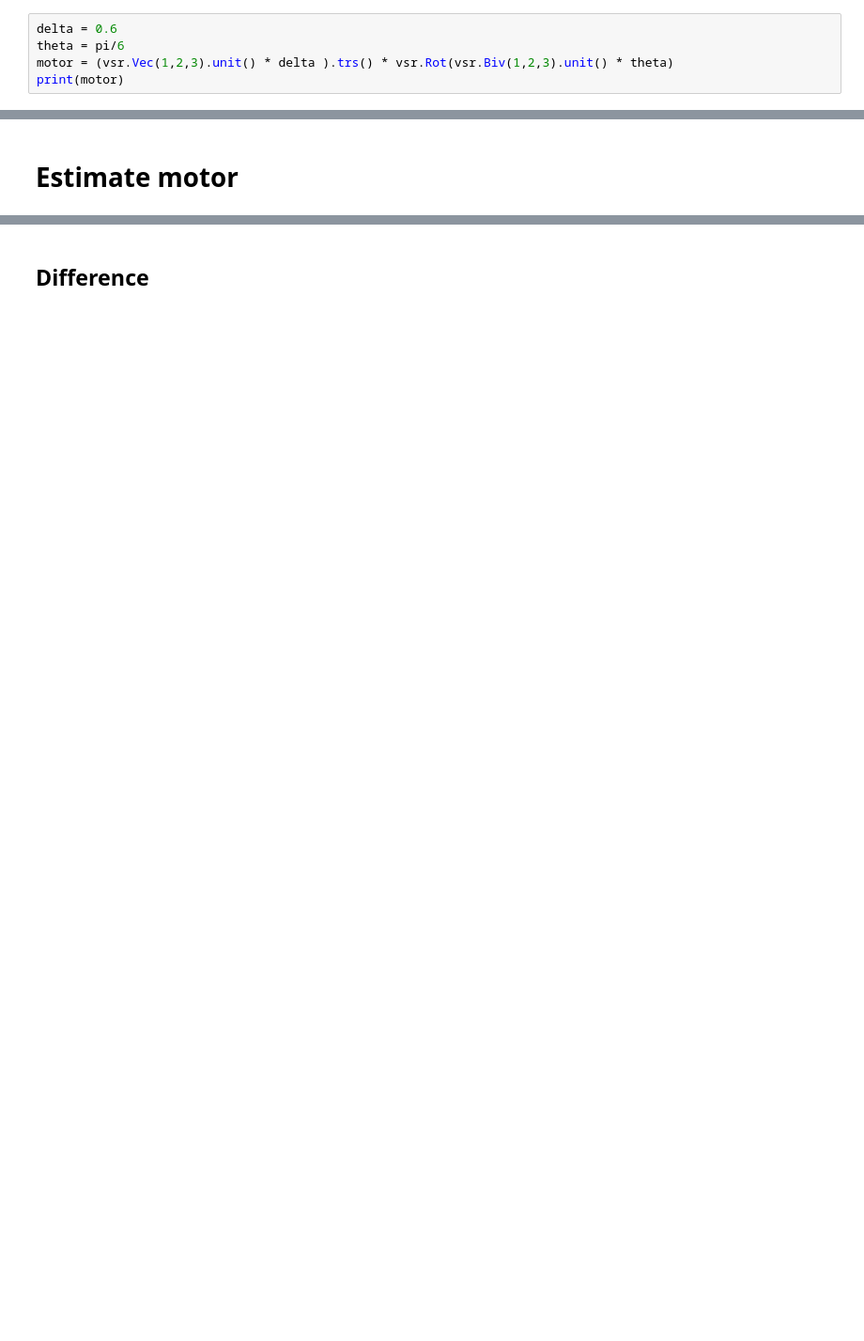
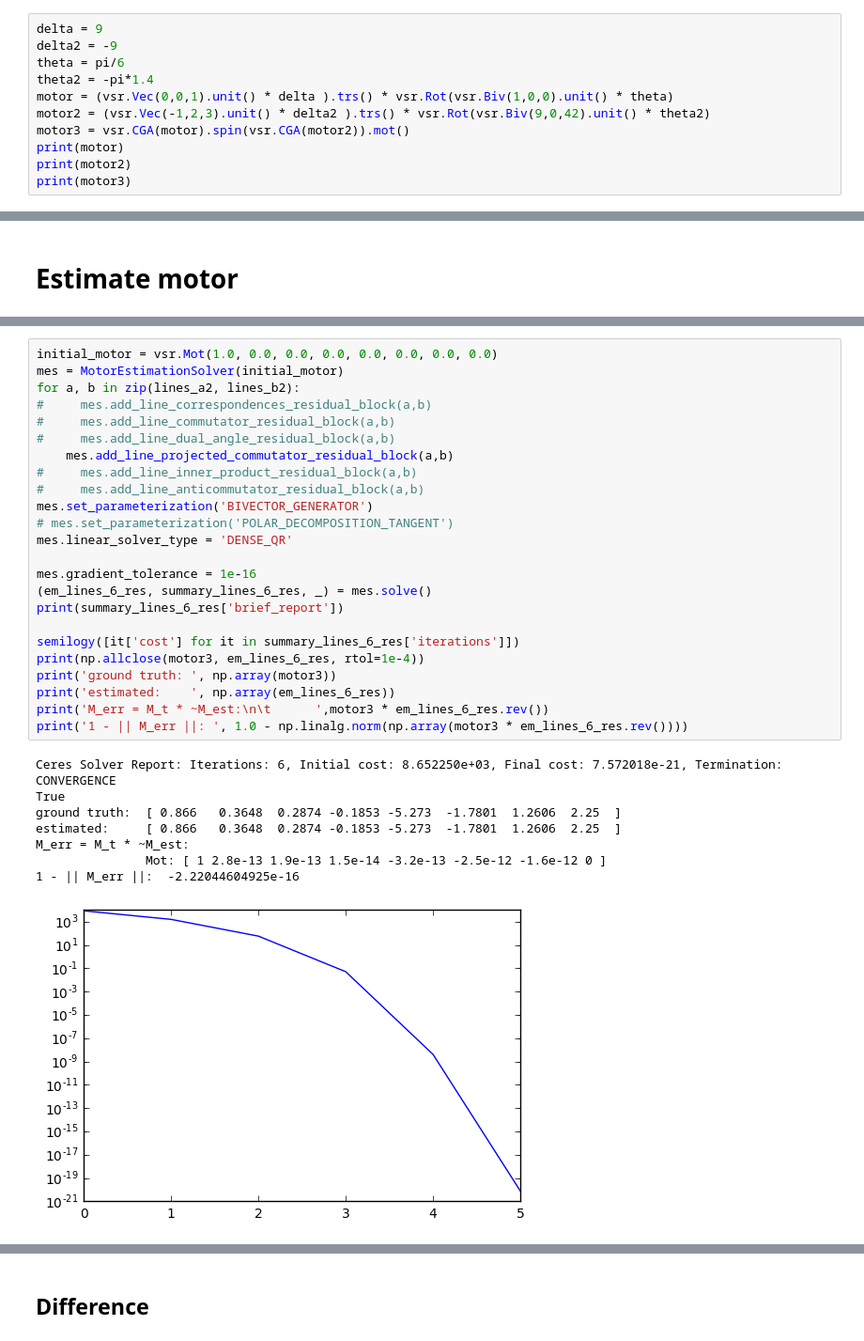
Before and after one commit to tingelst/game, a Jupyter notebook: python/ENGAGE2017.ipynb, the cells around one changed output, grey strips where cells are left out. Shown at 94% size. Drawn from its saved outputs; the diff is of its cells as text; blank space fills up the shorter version.

```diff
--- a/python/ENGAGE2017.ipynb
+++ b/python/ENGAGE2017.ipynb
@@ -87,8 +85,14 @@ display(renderer)
 # %% [markdown]
 # Ground truth motor
 # %%
-delta = 0.6
+delta = 9
+delta2 = -9
 theta = pi/6
-motor = (vsr.Vec(1,2,3).unit() * delta ).trs() * vsr.Rot(vsr.Biv(1,2,3).unit() * theta)
+theta2 = -pi*1.4
+motor = (vsr.Vec(0,0,1).unit() * delta ).trs() * vsr.Rot(vsr.Biv(1,0,0).unit() * theta)
+motor2 = (vsr.Vec(-1,2,3).unit() * delta2 ).trs() * vsr.Rot(vsr.Biv(9,0,42).unit() * theta2)
+motor3 = vsr.CGA(motor).spin(vsr.CGA(motor2)).mot()
 print(motor)
+print(motor2)
+print(motor3)
 # %% [output]
@@ -114,0 +161,33 @@ lines_b = [line.spin(motor) for line in lines_a]
+# %%
+initial_motor = vsr.Mot(1.0, 0.0, 0.0, 0.0, 0.0, 0.0, 0.0, 0.0)
+mes = MotorEstimationSolver(initial_motor)
+for a, b in zip(lines_a2, lines_b2):
+#     mes.add_line_correspondences_residual_block(a,b)
+#     mes.add_line_commutator_residual_block(a,b)
+#     mes.add_line_dual_angle_residual_block(a,b)
+    mes.add_line_projected_commutator_residual_block(a,b)
+#     mes.add_line_inner_product_residual_block(a,b)
+#     mes.add_line_anticommutator_residual_block(a,b)
+mes.set_parameterization('BIVECTOR_GENERATOR')
+# mes.set_parameterization('POLAR_DECOMPOSITION_TANGENT')
+mes.linear_solver_type = 'DENSE_QR'
+
+mes.gradient_tolerance = 1e-16
+(em_lines_6_res, summary_lines_6_res, _) = mes.solve()
+print(summary_lines_6_res['brief_report'])
+
+semilogy([it['cost'] for it in summary_lines_6_res['iterations']])
+print(np.allclose(motor3, em_lines_6_res, rtol=1e-4))
+print('ground truth: ', np.array(motor3))
+print('estimated:    ', np.array(em_lines_6_res))
+print('M_err = M_t * ~M_est:\n\t      ',motor3 * em_lines_6_res.rev())
+print('1 - || M_err ||: ', 1.0 - np.linalg.norm(np.array(motor3 * em_lines_6_res.rev())))
+# %% [output]
+Ceres Solver Report: Iterations: 6, Initial cost: 8.652250e+03, Final cost: 7.572018e-21, Termination: CONVERGENCE
+True
+ground truth:  [ 0.866   0.3648  0.2874 -0.1853 -5.273  -1.7801  1.2606  2.25  ]
+estimated:     [ 0.866   0.3648  0.2874 -0.1853 -5.273  -1.7801  1.2606  2.25  ]
+M_err = M_t * ~M_est:
+               Mot: [ 1 2.8e-13 1.9e-13 1.5e-14 -3.2e-13 -2.5e-12 -1.6e-12 0 ]
+1 - || M_err ||:  -2.22044604925e-16
+[figure, added]
```
Also changed, not shown: parts of 26 cells of this notebook, 9 other files.
